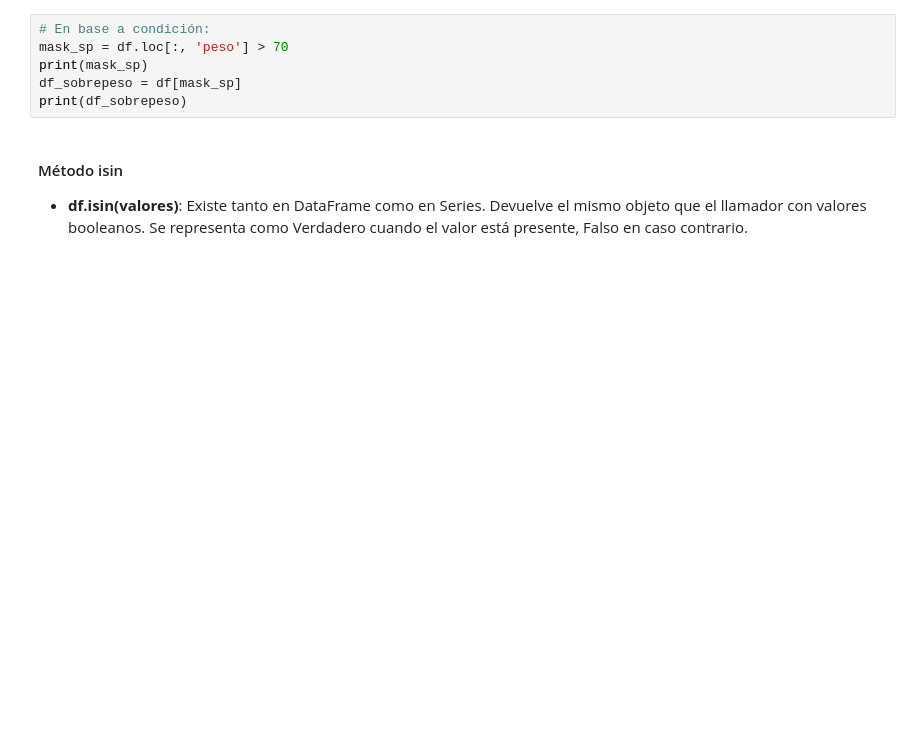
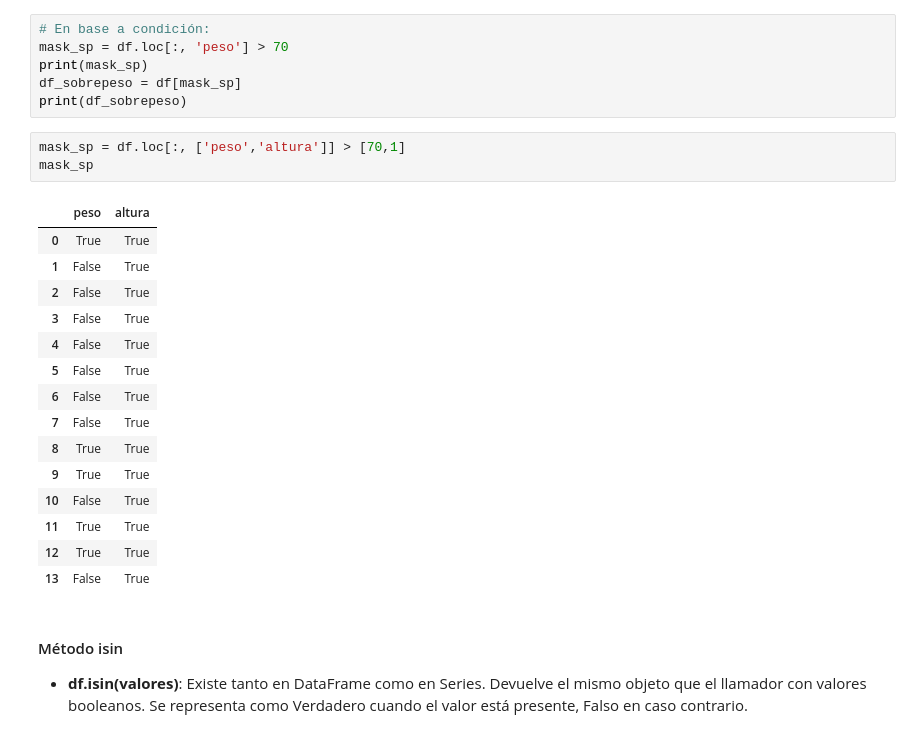
Before and after one commit to ricardoahumada/python-pandas, a Jupyter notebook: pandas/sols/Pandas_2024.ipynb, the cells around one changed output. Saved outputs shown, nothing was run; the diff lists cells and outputs as text; blank space fills up the shorter version.

```diff
--- a/pandas/Pandas_2024.ipynb
+++ b/pandas/sols/Pandas_2024.ipynb
@@ -424,6 +392,25 @@ mask_sp = df.loc[:, 'peso'] > 70
 print(mask_sp)
 df_sobrepeso = df[mask_sp]
 print(df_sobrepeso)
+# %%
+mask_sp = df.loc[:, ['peso','altura']] > [70,1]
+mask_sp
+# %% [output]
+|  | peso | altura |
+| 0 | True | True |
+| 1 | False | True |
+| 2 | False | True |
+| 3 | False | True |
+| 4 | False | True |
+| 5 | False | True |
+| 6 | False | True |
+| 7 | False | True |
+| 8 | True | True |
+| 9 | True | True |
+| 10 | False | True |
+| 11 | True | True |
+| 12 | True | True |
+| 13 | False | True |
 # %% [markdown]
 #### Método isin
 - **df.isin(valores)**: Existe tanto en DataFrame como en Series. Devuelve el mismo objeto que el llamador con valores booleanos. Se representa como Verdadero cuando el valor está presente, Falso en caso contrario.
```
Also changed, not shown: parts of 13 cells of this notebook, 3 other files.
